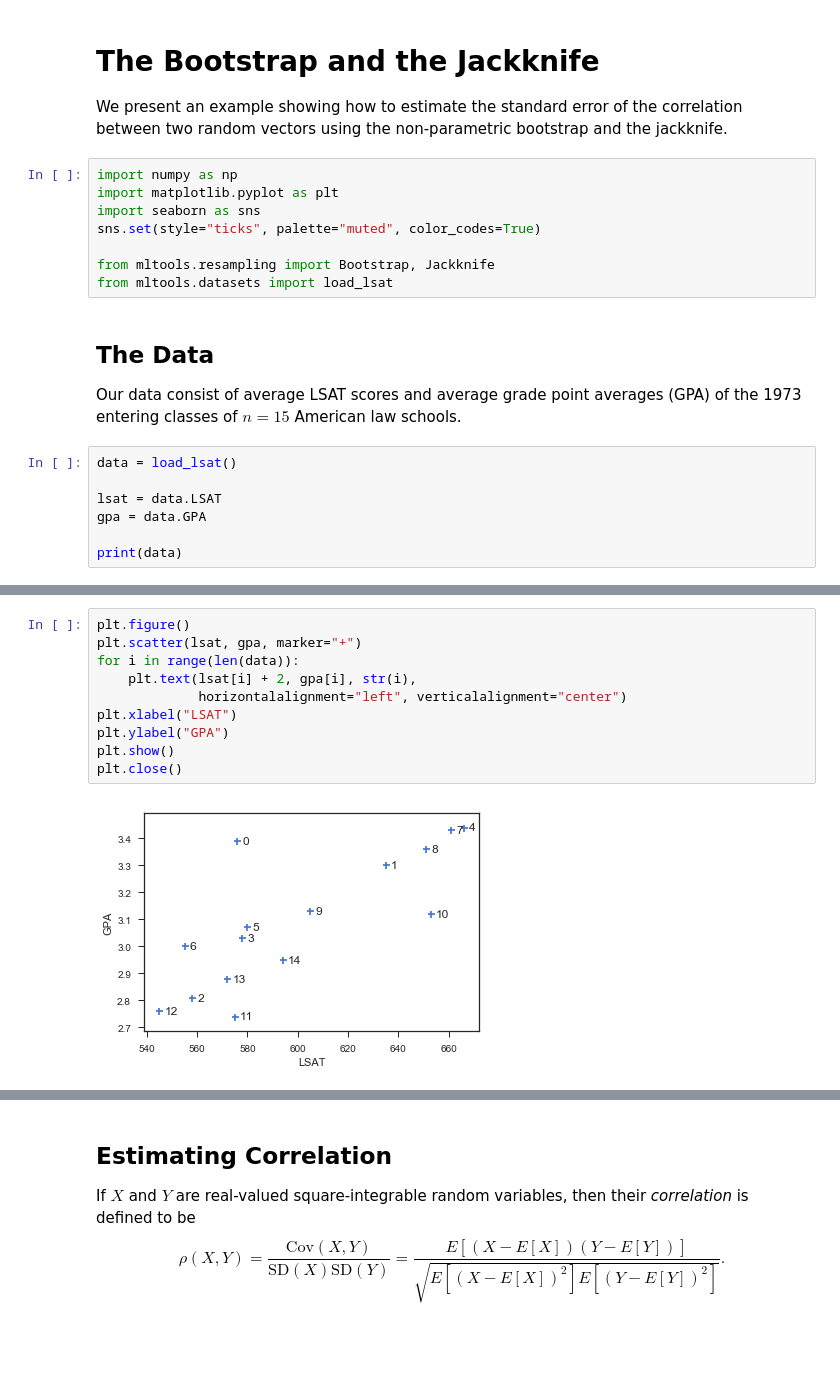
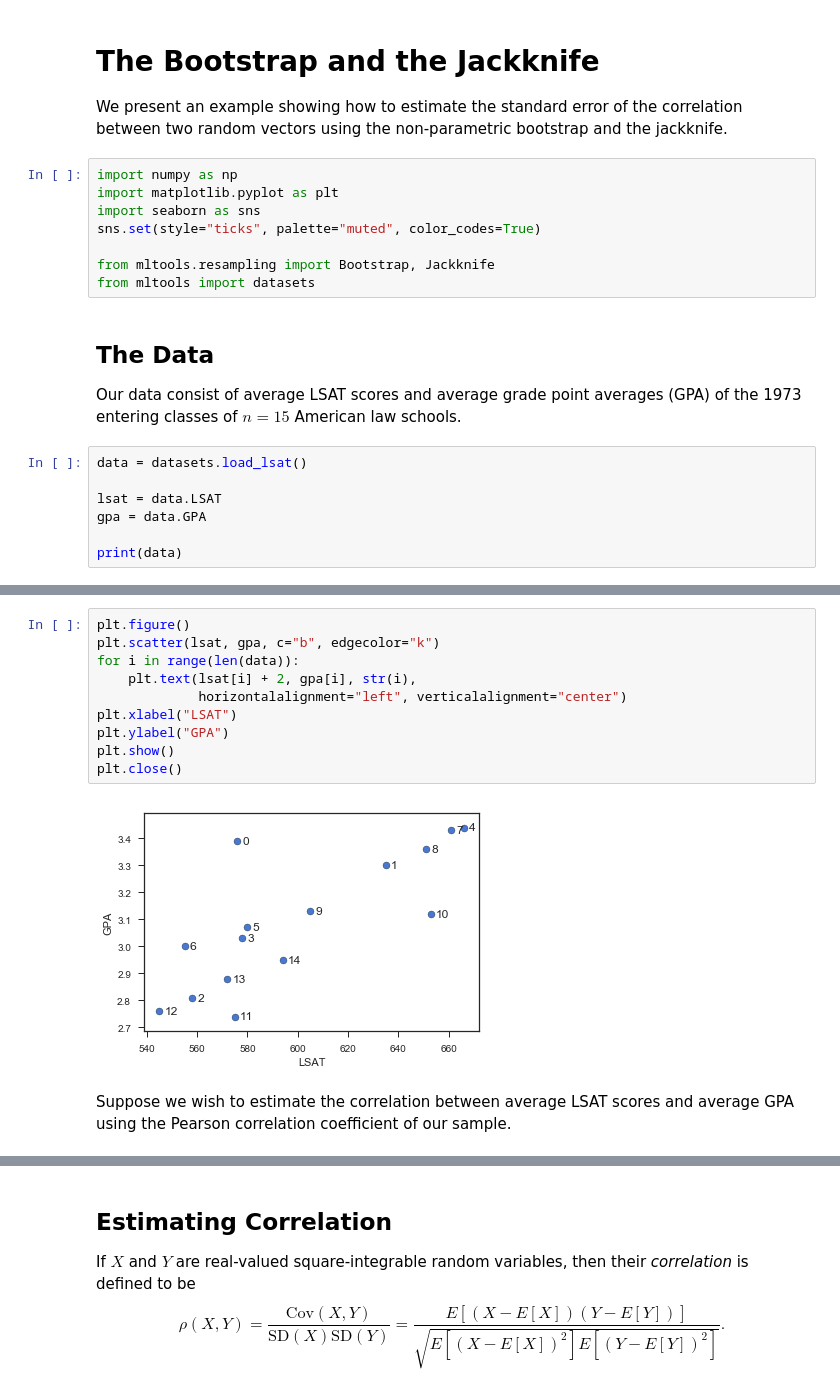
Before and after one commit to artemmavrin/StatTools, a Jupyter notebook: examples/Bootstrap and Jackknife.ipynb, the cells around one changed output, grey strips where cells are left out. Saved outputs shown, nothing was run; the diff lists cells and outputs as text; blank space fills up the shorter version.

```diff
--- a/examples/Bootstrap and Jackknife.ipynb
+++ b/examples/Bootstrap and Jackknife.ipynb
@@ -9,13 +9,13 @@ import seaborn as sns
 sns.set(style="ticks", palette="muted", color_codes=True)
 
 from mltools.resampling import Bootstrap, Jackknife
-from mltools.datasets import load_lsat
+from mltools import datasets
 # %% [markdown]
 ## The Data
 
 Our data consist of average LSAT scores and average grade point averages (GPA) of the 1973 entering classes of $n=15$ American law schools.
 # %%
-data = load_lsat()
+data = datasets.load_lsat()
 
 lsat = data.LSAT
 gpa = data.GPA
@@ -40,13 +40,15 @@ print(data)
 14   594  2.95
 # %%
 plt.figure()
-plt.scatter(lsat, gpa, marker="+")
+plt.scatter(lsat, gpa, c="b", edgecolor="k")
 for i in range(len(data)):
     plt.text(lsat[i] + 2, gpa[i], str(i),
              horizontalalignment="left", verticalalignment="center")
 plt.xlabel("LSAT")
 plt.ylabel("GPA")
 plt.show()
 plt.close()
 # %% [output]
-[figure, old version]
+[figure, new version]
+# %% [markdown]
+Suppose we wish to estimate the correlation between average LSAT scores and average GPA using the Pearson correlation coefficient of our sample.
```
Also changed, not shown: parts of 34 cells of this notebook.
